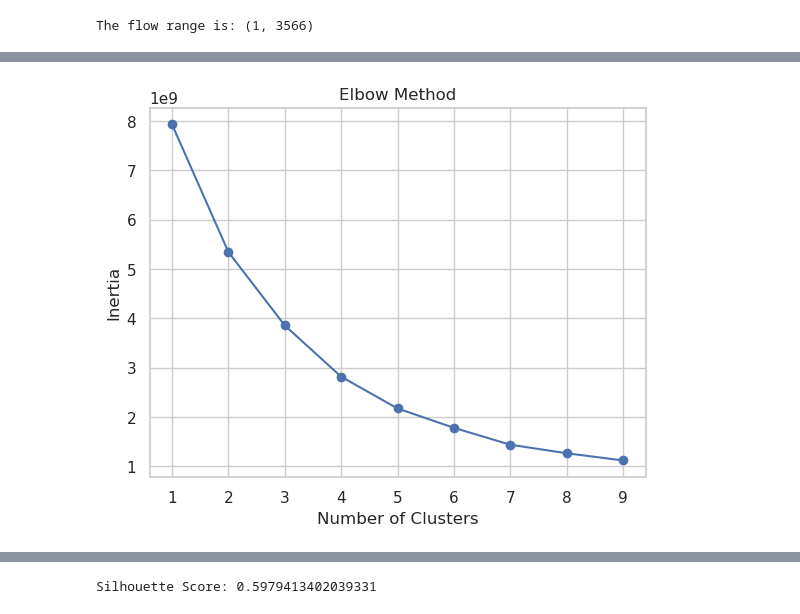
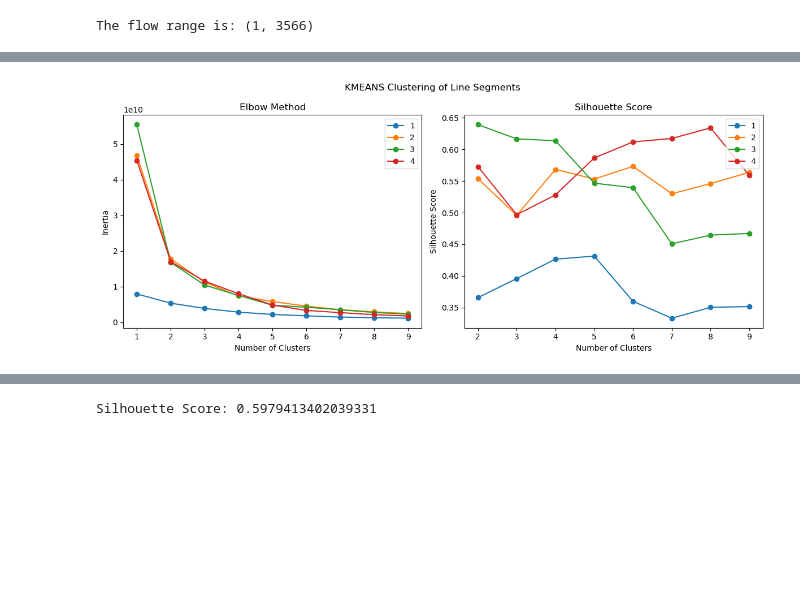
Before and after one commit to XianchenWang0421/CASA0007_Written_Investigation, a Jupyter notebook: code/data_read.ipynb, the cells around one changed output, grey strips where cells are left out. Saved outputs shown, nothing was run; the diff lists cells and outputs as text; code cells hidden in the pictures; blank space fills up the shorter version.

```diff
--- a/code/data_read.ipynb
+++ b/code/data_read.ipynb
@@ -315,7 +366,7 @@ df_od_flow_sg_1_sorted_1000['KMEANS_cluster'] = kmeans.fit_predict(features_1)
 # 为每个簇分配唯一颜色
 cluster_colors = {label: plt.cm.viridis(i / len(df_od_flow_sg_1_sorted_1000['KMEANS_cluster'].unique())) for i, label in enumerate(df_od_flow_sg_1_sorted_1000['KMEANS_cluster'].unique())}
 
-London_msoa.plot(ax=axes[0, 0], edgecolor='black', facecolor='none', linewidth=0.5)
+London_msoa.plot(ax=axes[0, 0], edgecolor=(0, 0, 0, 0.5), facecolor='none', linewidth=0.5)
 
 # 根据簇标签绘制不同颜色的线条
 for label in df_od_flow_sg_1_sorted_1000['KMEANS_cluster'].unique():
@@ -327,7 +378,6 @@ for label in df_od_flow_sg_1_sorted_1000['KMEANS_cluster'].unique():
 axes[0, 0].legend()
 axes[0, 0].set_title('1')
 
-
 features_2 = df_od_flow_sg_2_sorted_1000[['ox', 'oy', 'dx', 'dy']]
 
 # 使用 KMEANS 进行聚类
@@ -337,7 +387,7 @@ df_od_flow_sg_2_sorted_1000['KMEANS_cluster'] = kmeans.fit_predict(features_2)
 # 为每个簇分配唯一颜色
 cluster_colors = {label: plt.cm.viridis(i / len(df_od_flow_sg_2_sorted_1000['KMEANS_cluster'].unique())) for i, label in enumerate(df_od_flow_sg_2_sorted_1000['KMEANS_cluster'].unique())}
 
-London_msoa.plot(ax=axes[0, 1], edgecolor='black', facecolor='none', linewidth=0.5)
+London_msoa.plot(ax=axes[0, 1], edgecolor=(0, 0, 0, 0.5), facecolor='none', linewidth=0.5)
 
 # 根据簇标签绘制不同颜色的线条
 for label in df_od_flow_sg_2_sorted_1000['KMEANS_cluster'].unique():
@@ -358,7 +408,7 @@ df_od_flow_sg_3_sorted_1000['KMEANS_cluster'] = kmeans.fit_predict(features_3)
 # 为每个簇分配唯一颜色
 cluster_colors = {label: plt.cm.viridis(i / len(df_od_flow_sg_3_sorted_1000['KMEANS_cluster'].unique())) for i, label in enumerate(df_od_flow_sg_3_sorted_1000['KMEANS_cluster'].unique())}
 
-London_msoa.plot(ax=axes[1, 0], edgecolor='black', facecolor='none', linewidth=0.5)
+London_msoa.plot(ax=axes[1, 0], edgecolor=(0, 0, 0, 0.5), facecolor='none', linewidth=0.5)
 
 # 根据簇标签绘制不同颜色的线条
 for label in df_od_flow_sg_3_sorted_1000['KMEANS_cluster'].unique():
@@ -374,12 +424,12 @@ features_4 = df_od_flow_sg_4_sorted_1000[['ox', 'oy', 'dx', 'dy']]
 
 # 使用 KMEANS 进行聚类
 kmeans = KMeans(n_clusters=8, random_state=42)
-df_od_flow_sg_4_sorted_1000['KMEANS_cluster'] = kmeans.fit_predict(features)
+df_od_flow_sg_4_sorted_1000['KMEANS_cluster'] = kmeans.fit_predict(features_4)
 
 # 为每个簇分配唯一颜色
 cluster_colors = {label: plt.cm.viridis(i / len(df_od_flow_sg_4_sorted_1000['KMEANS_cluster'].unique())) for i, label in enumerate(df_od_flow_sg_4_sorted_1000['KMEANS_cluster'].unique())}
 
-London_msoa.plot(ax=axes[1, 1], edgecolor='black', facecolor='none', linewidth=0.5)
+London_msoa.plot(ax=axes[1, 1], edgecolor=(0, 0, 0, 0.5), facecolor='none', linewidth=0.5)
 
 # 根据簇标签绘制不同颜色的线条
 for label in df_od_flow_sg_4_sorted_1000['KMEANS_cluster'].unique():
@@ -401,16 +451,91 @@ plt.show()
 # %%
+fig, axes = plt.subplots(1, 2, figsize=(12, 5))
+
 # 肘部法则
-inertia_values = []
+inertia_values_1 = []
 for k in range(1, 10):
     kmeans = KMeans(n_clusters=k, random_state=42)
     kmeans.fit(features_1)
-    inertia_values.append(kmeans.inertia_)
+    inertia_values_1.append(kmeans.inertia_)
+
+# 肘部法则
+inertia_values_2 = []
+for k in range(1, 10):
+    kmeans = KMeans(n_clusters=k, random_state=42)
+    kmeans.fit(features_2)
+    inertia_values_2.append(kmeans.inertia_)
+
+# 肘部法则
+inertia_values_3 = []
+for k in range(1, 10):
+    kmeans = KMeans(n_clusters=k, random_state=42)
+    kmeans.fit(features_3)
+    inertia_values_3.append(kmeans.inertia_)
+
+# 肘部法则
+inertia_values_4 = []
+for k in range(1, 10):
+    kmeans = KMeans(n_clusters=k, random_state=42)
+    kmeans.fit(features_4)
+    inertia_values_4.append(kmeans.inertia_)
 
 # 绘制肘部法则图
-plt.plot(range(1, 10), inertia_values, marker='o')
-plt.xlabel('Number of Clusters')
-plt.ylabel('Inertia')
-plt.title('Elbow Method')
+axes[0].plot(range(1, 10), inertia_values_1, marker='o', label='1')
+axes[0].plot(range(1, 10), inertia_values_2, marker='o', label='2')
+axes[0].plot(range(1, 10), inertia_values_3, marker='o', label='3')
+axes[0].plot(range(1, 10), inertia_values_4, marker='o', label='4')
+
+axes[0].legend(loc='upper right')
+
+axes[0].set_xlabel('Number of Clusters')
+axes[0].set_ylabel('Inertia')
+axes[0].set_title('Elbow Method')
+
+from sklearn.metrics import silhouette_score
+
+# 轮廓系数
+silhouette_scores_1 = []
+for k in range(2, 10):
+    kmeans = KMeans(n_clusters=k, random_state=42)
+    labels = kmeans.fit_predict(features_1)
+    silhouette_scores_1.append(silhouette_score(features_1, labels))
+
+# 轮廓系数
+silhouette_scores_2 = []
+for k in range(2, 10):
+    kmeans = KMeans(n_clusters=k, random_state=42)
+    labels = kmeans.fit_predict(features_2)
+    silhouette_scores_2.append(silhouette_score(features_2, labels))
+
+# 轮廓系数
+silhouette_scores_3 = []
+for k in range(2, 10):
+    kmeans = KMeans(n_clusters=k, random_state=42)
+    labels = kmeans.fit_predict(features_3)
+    silhouette_scores_3.append(silhouette_score(features_3, labels))
+
+# 轮廓系数
+silhouette_scores_4 = []
+for k in range(2, 10):
+    kmeans = KMeans(n_clusters=k, random_state=42)
+    labels = kmeans.fit_predict(features_4)
+    silhouette_scores_4.append(silhouette_score(features_4, labels))
+
+# 绘制轮廓系数图
+
+axes[1].plot(range(2, 10), silhouette_scores_1, marker='o', label='1')
+axes[1].plot(range(2, 10), silhouette_scores_2, marker='o', label='2')
+axes[1].plot(range(2, 10), silhouette_scores_3, marker='o', label='3')
+axes[1].plot(range(2, 10), silhouette_scores_4, marker='o', label='4')
+
+axes[1].legend(loc='upper right')
+
+axes[1].set_xlabel('Number of Clusters')
+axes[1].set_ylabel('Silhouette Score')
+axes[1].set_title('Silhouette Score')
+
+fig.suptitle('KMEANS Clustering of Line Segments')
+plt.tight_layout()
 plt.show()
 # %% [output]
-[figure, old version]
+[figure, new version]
```
Also changed, not shown: parts of 19 cells of this notebook, 13 other files.
